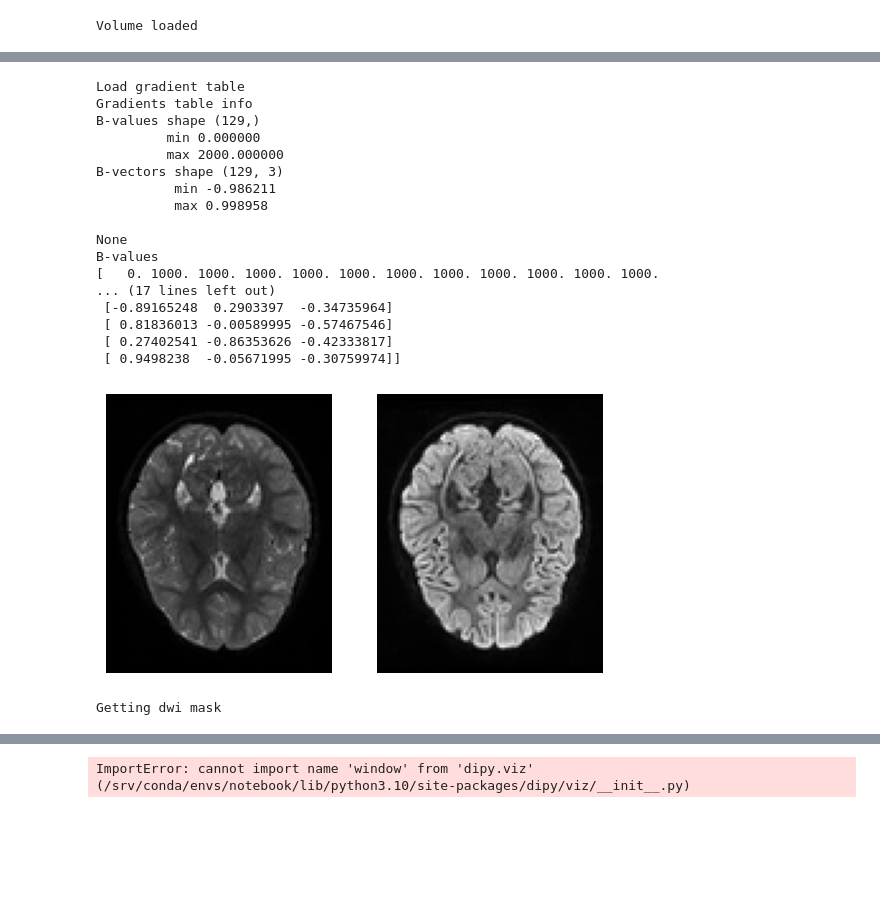
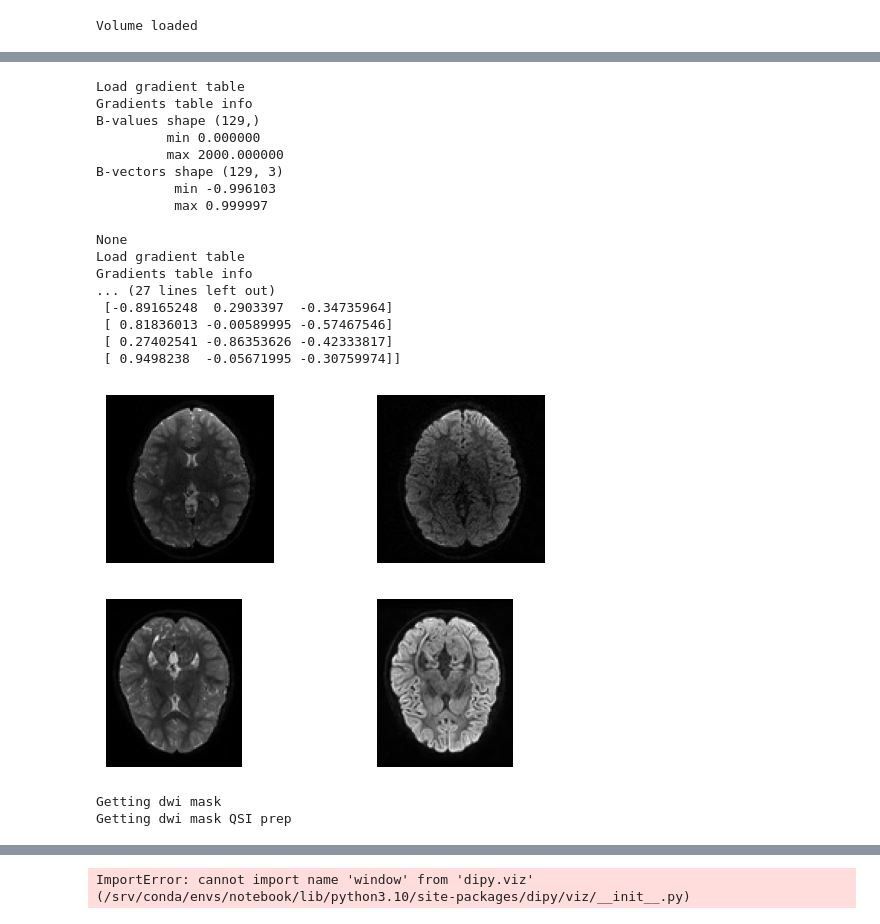
Before and after one commit to NeuroHackademy2024/diffusion-mri, a Jupyter notebook: code/reconstruction/002_recon_test_model_comp.ipynb, the cells around one changed output, grey strips where cells are left out. Cells and saved outputs as stored; diff of their text form; code cells hidden in the pictures; blank space fills up the shorter version.

```diff
--- a/code/reconstruction/002_recon_test_model_comp.ipynb
+++ b/code/reconstruction/002_recon_test_model_comp.ipynb
@@ -23,6 +23,9 @@ hbn_base_path = S3Path(
     client=client)
 # %%
 base_path = Path('/home/jovyan/shared')
+bids_path = hbn_base_path / "data" / "Projects" / "HBN" / "BIDS_curated"
+sub_code = ["sub-NDARAA948VFH", "sub-NDARAB055BPR"]
+
 qsi_path = base_path / 'diffusion_group_data' / 'results' / 'derivatives' / 'qsiprep'
 print(qsi_path.exists())
 # %% [output]
@@ -50,18 +54,31 @@ bids_desc  = 'preproc'
 # %%
 # Set & load DWI file names
 from dipy.io.image import load_nifti, save_nifti
+t1_fname = bids_path / bids_sub / f'ses-{bids_ses}' /'anat' / f'{bids_sub}_ses-{bids_ses}_acq-{bids_acq_anat}_T1w.nii.gz'
+t1_data, t1_affine, t1_nii    = load_nifti(t1_fname, return_img=True)
 
-# base_dwi_fname  = bids_path / bids_sub / f'ses-{bids_ses}' / 'dwi' / f'{bids_sub}_ses-{bids_ses}_acq-{bids_acq_dwi}_dwi'
+# load raw DWI file names
+dwi_fname  = bids_path / bids_sub / f'ses-{bids_ses}' / 'dwi' / f'{bids_sub}_ses-{bids_ses}_acq-{bids_acq}_dwi.nii.gz'
+bval_fname = bids_path / bids_sub / f'ses-{bids_ses}' / 'dwi' / f'{bids_sub}_ses-{bids_ses}_acq-{bids_acq}_dwi.bval'
+bvec_fname = bids_path / bids_sub / f'ses-{bids_ses}' / 'dwi' / f'{bids_sub}_ses-{bids_ses}_acq-{bids_acq}_dwi.bvec'
+# type(dwi_fname)
+
+# Load QSIprep outputs
 dwi_fname_qsi  = qsi_path / bids_sub / f'ses-{bids_ses}' / 'dwi' / f'{bids_sub}_ses-{bids_ses}_acq-{bids_acq}_space-{bids_space}_desc-{bids_desc}_dwi.nii.gz'
 bval_fname_qsi = qsi_path / bids_sub / f'ses-{bids_ses}' / 'dwi' / f'{bids_sub}_ses-{bids_ses}_acq-{bids_acq}_space-{bids_space}_desc-{bids_desc}_dwi.bval'
 bvec_fname_qsi = qsi_path / bids_sub / f'ses-{bids_ses}' / 'dwi' / f'{bids_sub}_ses-{bids_ses}_acq-{bids_acq}_space-{bids_space}_desc-{bids_desc}_dwi.bvec'
 
-# Load volume
+# Load volumes
 from dipy.io.image import load_nifti, save_nifti
 dwi_data, dwi_affine, dwi_nii = load_nifti(dwi_fname, return_img=True)
 dwi_nii     = nib.load(dwi_fname)
 dwi_data    = dwi_nii.get_fdata()
 dwi_hdr     = dwi_nii.header
+
+dwi_data_qsi, dwi_affine, dwi_nii = load_nifti(dwi_fname_qsi, return_img=True)
+dwi_nii_qsi     = nib.load(dwi_fname_qsi)
+dwi_data_qsi    = dwi_nii.get_fdata()
+dwi_hdr_qsi     = dwi_nii.header
 print('Volume loaded')
 # %% [output]
 Volume loaded
@@ -82,19 +94,28 @@ from dipy.io import read_bvals_bvecs
 from dipy.core.gradients import gradient_table
 
 # get bvals and bvecs in a diffusion gradient table
-bvals, bvecs = read_bvals_bvecs(bval_fname.as_posix(), bvec_fname.as_posix())
+bvals, bvecs = read_bvals_bvecs(bval_fname.fspath, bvec_fname.fspath)
 print('Load gradient table')
 gtab = gradient_table(bvals, bvecs)
 
-# Take  aquick look at the gradient table & bvals
+# Take  aquick look at the gradient table info & bvals
 print('Gradients table info')
 print(gtab.info)
 
-# Show gradient table info & bvals
-print('B-values')
-print(gtab.bvals)
-print('B-vectors')
-print(gtab.bvecs[:10, :])
+# get bvals and bvecs in a diffusion gradient table
+bvals_qsi, bvecs_qsi = read_bvals_bvecs(bval_fname_qsi.as_posix(), bvec_fname_qsi.as_posix())
+print('Load gradient table')
+gtab_qsi = gradient_table(bvals, bvecs)
+
+# Take  aquick look at the gradient table & bvals
+print('Gradients table info')
+print(gtab_qsi.info)
+
+# # Show gradient table info & bvals
+# print('B-values')
+# print(gtab.bvals)
+# print('B-vectors')
+# print(gtab.bvecs[:10, :])
 # %% [output]
 Load gradient table
 Gradients table info
@@ -102,13 +123,13 @@ B-values shape (129,)
          min 0.000000
          max 2000.000000
 B-vectors shape (129, 3)
-          min -0.986211
-          max 0.998958
+          min -0.996103
+          max 0.999997
 
 None
-B-values
-[   0. 1000. 1000. 1000. 1000. 1000. 1000. 1000. 1000. 1000. 1000. 1000.
-... (17 lines left out)
+Load gradient table
+Gradients table info
+... (27 lines left out)
  [-0.89165248  0.2903397  -0.34735964]
  [ 0.81836013 -0.00589995 -0.57467546]
  [ 0.27402541 -0.86353626 -0.42333817]
@@ -116,18 +137,29 @@ B-values
 # %%
 # quickly visualize the results
 import matplotlib.pyplot as plt
 
 sli = dwi_data.shape[2] // 2
 plt.figure('Showing the datasets')
 # plt.subplot(1, 3, 1).set_axis_off()                                  # plot volume in the left
 # plt.imshow(t1_data[:, :, 150].T, cmap ='gray', origin='lower')       # plot T1w sag view, slice 85 -roughly middline
-plt.subplot(1, 2, 1).set_axis_off()     # plot volume in the middle
+plt.subplot(2, 2, 1).set_axis_off()     # plot volume in the middle
 plt.imshow(dwi_data[:, :, sli, 0].T, cmap='gray', origin='lower')    # plot dMRI in axial view, slice 35 of volume 0 (b0)
-plt.subplot(1, 2, 2).set_axis_off()     # plot volume in the right
+plt.subplot(2, 2, 2).set_axis_off()     # plot volume in the right
 plt.imshow(dwi_data[:, :, sli, 25].T, cmap='gray', origin='lower')   # plot dMRI in axial view, slice 35 of volume 24
 plt.show()
+
+sli_qsi = dwi_data_qsi.shape[2] // 2
+plt.figure('Showing the datasets')
+# plt.subplot(1, 3, 1).set_axis_off()                                  # plot volume in the left
+# plt.imshow(t1_data[:, :, 150].T, cmap ='gray', origin='lower')       # plot T1w sag view, slice 85 -roughly middline
+plt.subplot(2, 2, 3).set_axis_off()     # plot volume in the middle
+plt.imshow(dwi_data_qsi[:, :, sli_qsi, 0].T, cmap='gray', origin='lower')    # plot dMRI in axial view, slice 35 of volume 0 (b0)
+plt.subplot(2, 2, 4).set_axis_off()     # plot volume in the right
+plt.imshow(dwi_data_qsi[:, :, sli_qsi, 25].T, cmap='gray', origin='lower')   # plot dMRI in axial view, slice 35 of volume 24
+plt.show()
 # %% [output]
-[figure, old version]
+[figure, new version]
+[figure, added]
 # %%
 #  Create the dwi masks
 from dipy.segment.mask import median_otsu, multi_median
@@ -137,7 +169,13 @@ print('Getting dwi mask')
 dwi_data_masked, dwi_mask = median_otsu(dwi_data, vol_idx=range(10, 50),
                                         median_radius=3, numpass=2,
                                         autocrop=False, dilate=2)
+
+print('Getting dwi mask QSI prep')
+dwi_data_masked_qsi, dwi_mask_qsi = median_otsu(dwi_data_qsi, vol_idx=range(10, 50),
+                                        median_radius=3, numpass=2,
+                                        autocrop=False, dilate=2)
 # %% [output]
 Getting dwi mask
+Getting dwi mask QSI prep
 # %%
 # quickly visualize the results to evaluate whether to adjust mask params (?)
```
Also changed, not shown: parts of 16 cells of this notebook.
